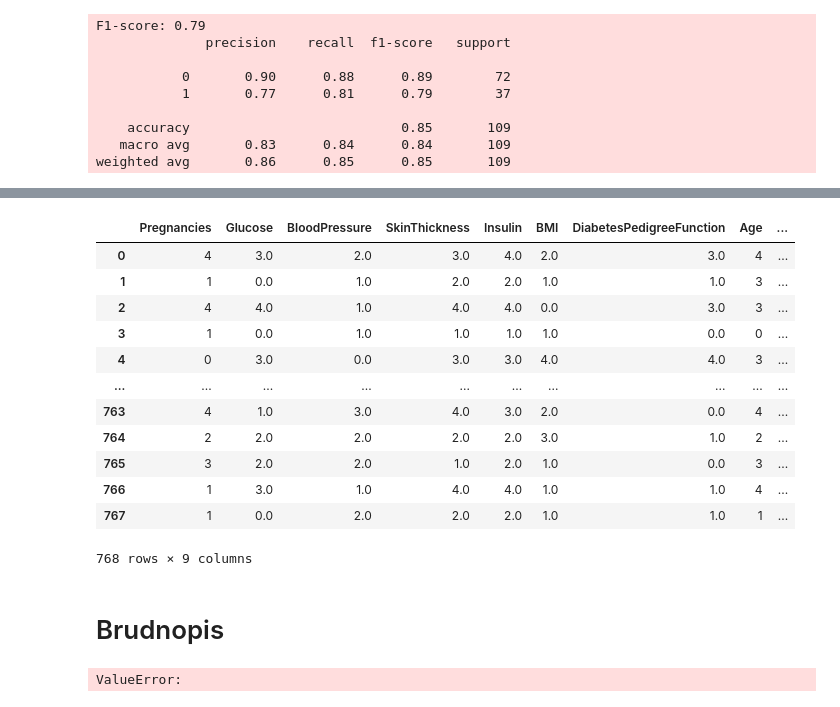
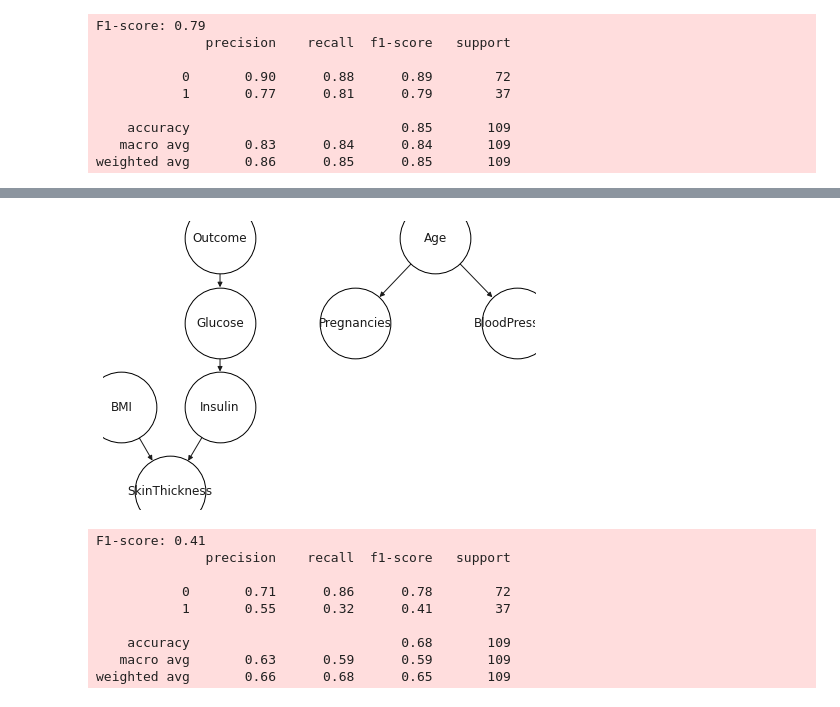
Before and after one commit to Stashq/p01-czwartek-11-Straburzynski-Raczy, a Jupyter notebook: PGM.ipynb, the cells around one changed output, grey strips where cells are left out. Drawn from its saved outputs; the diff is of its cells as text; code cells hidden in the pictures.

```diff
--- a/PGM.ipynb
+++ b/PGM.ipynb
@@ -321,18 +230,0 @@ Warning: No records in "to_fix"
-# %%
-to_fix = df[df["Glucose"].notna() & df["BloodPressure"].notna() &\
-    df["BMI"].notna() & df["Insulin"].isna() & df["SkinThickness"].notna()]
-fix(df, to_fix)
-# %% [output]
-|  | Pregnancies | Glucose | BloodPressure | SkinThickness | Insulin | BMI | DiabetesPedigreeFunction | Age | ... |
-| 0 | 4 | 3.0 | 2.0 | 3.0 | 4.0 | 2.0 | 3.0 | 4 | ... |
-| 1 | 1 | 0.0 | 1.0 | 2.0 | 2.0 | 1.0 | 1.0 | 3 | ... |
-| 2 | 4 | 4.0 | 1.0 | 4.0 | 4.0 | 0.0 | 3.0 | 3 | ... |
-| 3 | 1 | 0.0 | 1.0 | 1.0 | 1.0 | 1.0 | 0.0 | 0 | ... |
-| 4 | 0 | 3.0 | 0.0 | 3.0 | 3.0 | 4.0 | 4.0 | 3 | ... |
-| ... | ... | ... | ... | ... | ... | ... | ... | ... | ... |
-| 763 | 4 | 1.0 | 3.0 | 4.0 | 3.0 | 2.0 | 0.0 | 4 | ... |
-| 764 | 2 | 2.0 | 2.0 | 2.0 | 2.0 | 3.0 | 1.0 | 2 | ... |
-| 765 | 3 | 2.0 | 2.0 | 1.0 | 2.0 | 1.0 | 0.0 | 3 | ... |
-| 766 | 1 | 3.0 | 1.0 | 4.0 | 4.0 | 1.0 | 1.0 | 4 | ... |
-| 767 | 1 | 0.0 | 2.0 | 2.0 | 2.0 | 1.0 | 1.0 | 1 | ... |
-768 rows × 9 columns
@@ -342,6 +230,0 @@ train, test = train_test_split(df, test_size=0.15, stratify=df["Outcome"], rando
-# %% [markdown]
-# Brudnopis
-# %%
-raise ValueError()
-# %% [output]
-ValueError:
@@ -358,0 +231,40 @@ fixed = df.apply(set_missing_values, axis=1)
+# %%
+pdag.remove_edge("Pregnancies", "Age")
+pdag.add_edge("Age", "Pregnancies")
+
+pdag.remove_edge("BloodPressure", "Age")
+pdag.add_edge("Age", "BloodPressure")
+
+pdag.remove_edge("SkinThickness", "Insulin")
+pdag.add_edge("Insulin", "SkinThickness")
+
+pdag.remove_edge("Insulin", "Outcome")
+pdag.add_edge("Outcome", "Glucose")
+
+#pdag.add_edge("Pregnancies", "Outcome")
+
+pdag.remove_edge("SkinThickness", "BMI")
+
+draw(pdag)
+# %% [output]
+[figure, added]
+# %%
+bn_pc = BayesianModel(list(pdag.edges))
+bn_pc.add_nodes_from(bn)
+bn_pc.fit(train)
+y_pred = bn_pc.predict(test.drop(columns="Outcome"))
+f1 = get_f1_score(
+    y_true=test["Outcome"],
+    y_pred=y_pred,
+    verbose=2
+)
+# %% [output]
+F1-score: 0.41
+              precision    recall  f1-score   support
+
+           0       0.71      0.86      0.78        72
+           1       0.55      0.32      0.41        37
+
+    accuracy                           0.68       109
+   macro avg       0.63      0.59      0.59       109
+weighted avg       0.66      0.68      0.65       109
```
Also changed, not shown: parts of 14 cells of this notebook, 1 other file.
